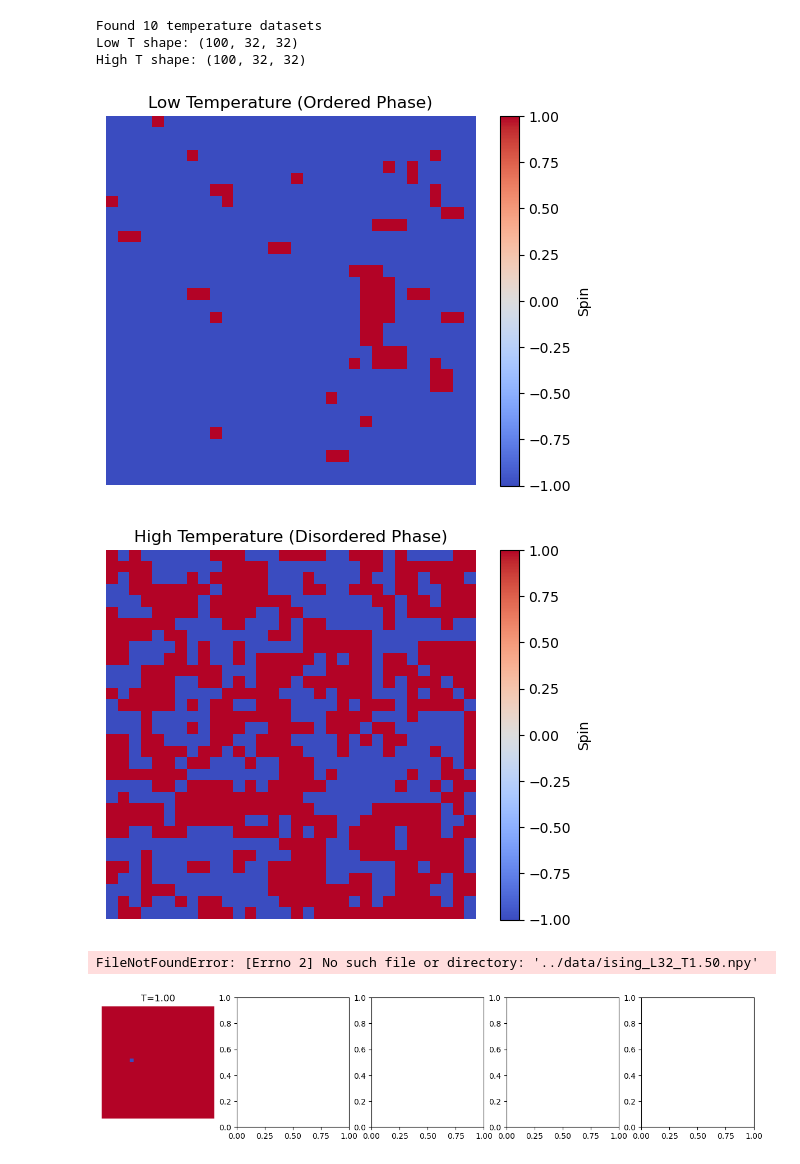
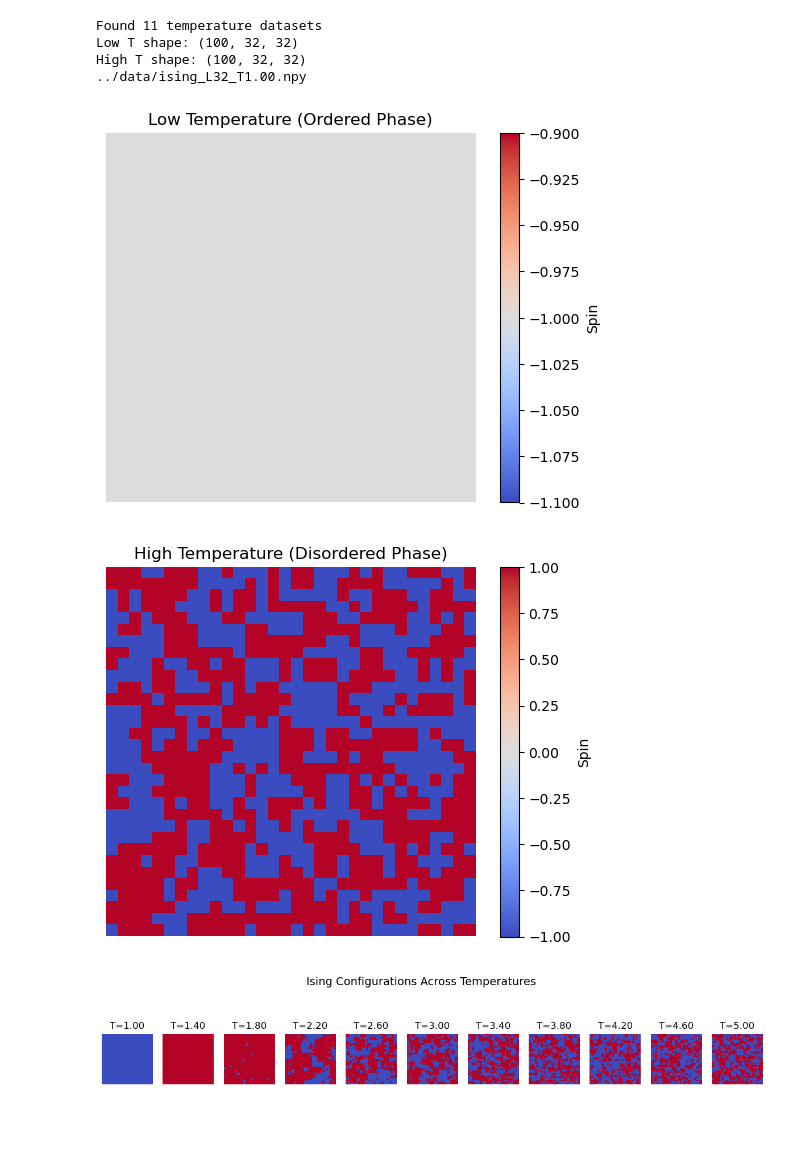
Before and after one commit to amalseb07/cmse802_project, a Jupyter notebook: notebooks/visalize_lattice.ipynb, the cells around one changed output. Saved outputs shown, nothing was run; the diff lists cells and outputs as text; code cells hidden in the pictures; blank space fills up the shorter version.

Commit message:
changed the temperature range

```diff
--- a/notebooks/visalize_lattice.ipynb
+++ b/notebooks/visalize_lattice.ipynb
@@ -8,15 +8,19 @@ files = sorted(glob.glob("../data/ising_L32_T*.npy"))
 print(f"Found {len(files)} temperature datasets")
 
 # Pick one, e.g. the low temperature (ordered) and high temperature (disordered)
-lowT = np.load(files[3])     # T ≈ 1.0
+lowT = np.load(files[0])     # T ≈ 1.0
 highT = np.load(files[-1])   # T ≈ 4.0
 
 print("Low T shape:", lowT.shape)
 print("High T shape:", highT.shape)
+
+a = np.array(files[0])
+print(a)
 # %% [output]
-Found 10 temperature datasets
+Found 11 temperature datasets
 Low T shape: (100, 32, 32)
 High T shape: (100, 32, 32)
+../data/ising_L32_T1.00.npy
 # %%
 def show_lattice(lattice, title="Ising configuration"):
     plt.imshow(lattice, cmap='coolwarm', interpolation='nearest')
@@ -26,23 +30,22 @@ def show_lattice(lattice, title="Ising configuration"):
     plt.show()
 
 # Display a few random configurations
-show_lattice(lowT[0], title="Low Temperature (Ordered Phase)")
+show_lattice(lowT[4], title="Low Temperature (Ordered Phase)")
 show_lattice(highT[0], title="High Temperature (Disordered Phase)")
 # %% [output]
-[figure, old version]
+[figure, new version]
-[figure, old version]
+[figure, new version]
 # %%
-fig, axes = plt.subplots(1, 5, figsize=(15, 3))
-temps = [1.0, 1.5, 2.0, 2.5, 4.0]
+fig, axes = plt.subplots(1,11, figsize=(15, 3))
+temps = np.linspace(1.0, 5.0, 11)
 
 for ax, T in zip(axes, temps):
     data = np.load(f"../data/ising_L32_T{T:.2f}.npy")
     ax.imshow(data[0], cmap='coolwarm', interpolation='nearest')
     ax.set_title(f"T={T:.2f}")
     ax.axis('off')
 
 plt.suptitle("Ising Configurations Across Temperatures", fontsize=14)
 plt.show()
 # %% [output]
-FileNotFoundError: [Errno 2] No such file or directory: '../data/ising_L32_T1.50.npy'
-[figure, old version]
+[figure, new version]
```
Also changed, not shown: parts of 2 cells of this notebook, 1 other file.
